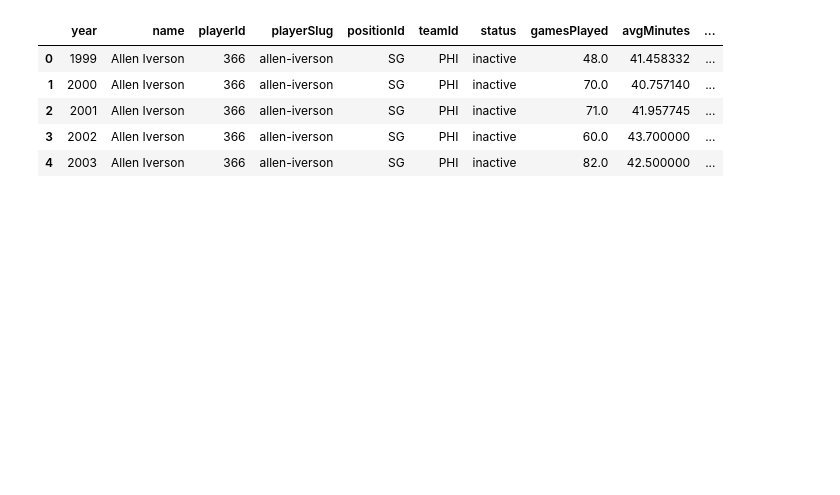
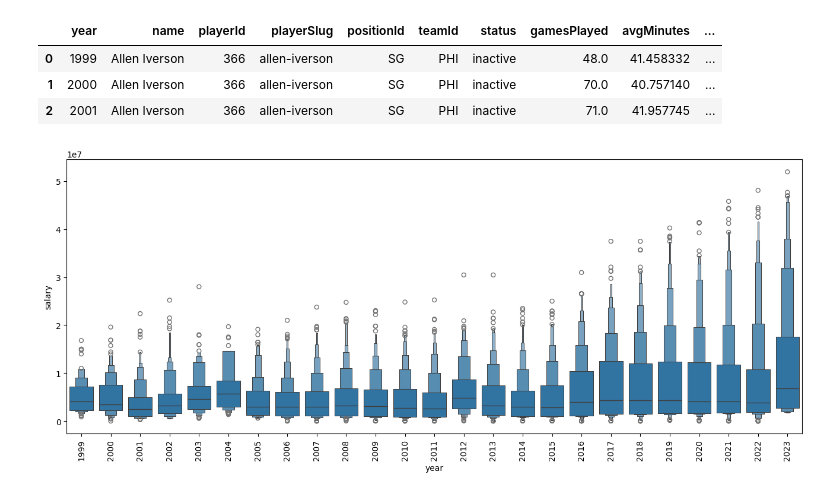
Before and after one commit to amorinana/nba-predictive-models, a Jupyter notebook: index.ipynb, the cells around one changed output. Drawn from its saved outputs; the diff is of its cells as text; code cells hidden in the pictures; blank space fills up the shorter version.

```diff
--- a/index.ipynb
+++ b/index.ipynb
@@ -9,12 +13,26 @@ import matplotlib.pyplot as plt
 pd.set_option('display.max_columns', None)
 # %%
 df = pd.read_csv('nba_stats.csv')
+df_dic = pd.read_csv('dicionario_dataset_nba.csv')
+df.head(3)
+# %% [output]
+|  | year | name | playerId | playerSlug | positionId | teamId | status | gamesPlayed | avgMinutes | ... |
+| 0 | 1999 | Allen Iverson | 366 | allen-iverson | SG | PHI | inactive | 48.0 | 41.458332 | ... |
+| 1 | 2000 | Allen Iverson | 366 | allen-iverson | SG | PHI | inactive | 70.0 | 40.757140 | ... |
+| 2 | 2001 | Allen Iverson | 366 | allen-iverson | SG | PHI | inactive | 71.0 | 41.957745 | ... |
 # %%
-df.head()
+#df_dic
+#df.info()
-# %% [output]
-|  | year | name | playerId | playerSlug | positionId | teamId | status | gamesPlayed | avgMinutes | ... |
-| 0 | 1999 | Allen Iverson | 366 | allen-iverson | SG | PHI | inactive | 48.0 | 41.458332 | ... |
-| 1 | 2000 | Allen Iverson | 366 | allen-iverson | SG | PHI | inactive | 70.0 | 40.757140 | ... |
-| 2 | 2001 | Allen Iverson | 366 | allen-iverson | SG | PHI | inactive | 71.0 | 41.957745 | ... |
-| 3 | 2002 | Allen Iverson | 366 | allen-iverson | SG | PHI | inactive | 60.0 | 43.700000 | ... |
-| 4 | 2003 | Allen Iverson | 366 | allen-iverson | SG | PHI | inactive | 82.0 | 42.500000 | ... |
+# %%
+## conversão de string da coluna 'salary' para float
+df['salary'] = (df['salary'].astype(str).str.replace('$', '', regex=False).str.replace(',', '', regex=False).astype(np.float64))
+df_=df.copy()
+# %%
+## conversão da data de nascimento para idade
+#df_['birthdate'].unique()
+df_['birthdate_clean'] = df_['birthdate'].str.replace(r'\s*\(.*\)', '', regex=True)
+#df_['birthdate_clean'].unique()
+df_['birthdate_clean'] = pd.to_datetime(df_['birthdate_clean'], dayfirst=False)
+#df_['birthdate_clean'].unique()
+df_['age'] = (pd.to_datetime('today') - df_['birthdate_clean']).dt.days // 365.25
+#df_.head(3)
@@ -20,0 +55,9 @@ df.head()
+# %%
+## grafico sobre a distribuição salarial por ano
+plt.figure(figsize=(16, 6))
+
+sns.boxenplot(x='year', y='salary', data=df_)
+plt.xticks(rotation = 90)
+plt.show()
+# %% [output]
+[figure, added]
```
Also changed, not shown: parts of 10 cells of this notebook, 1 other file.
